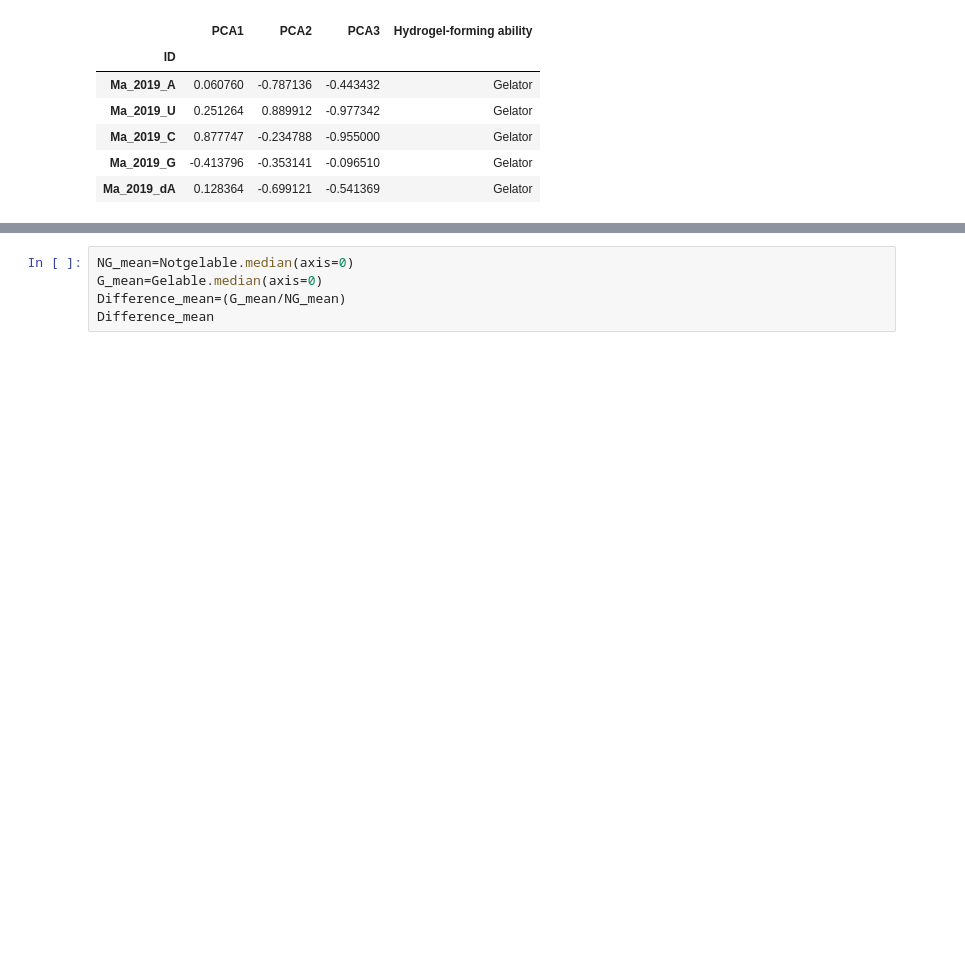
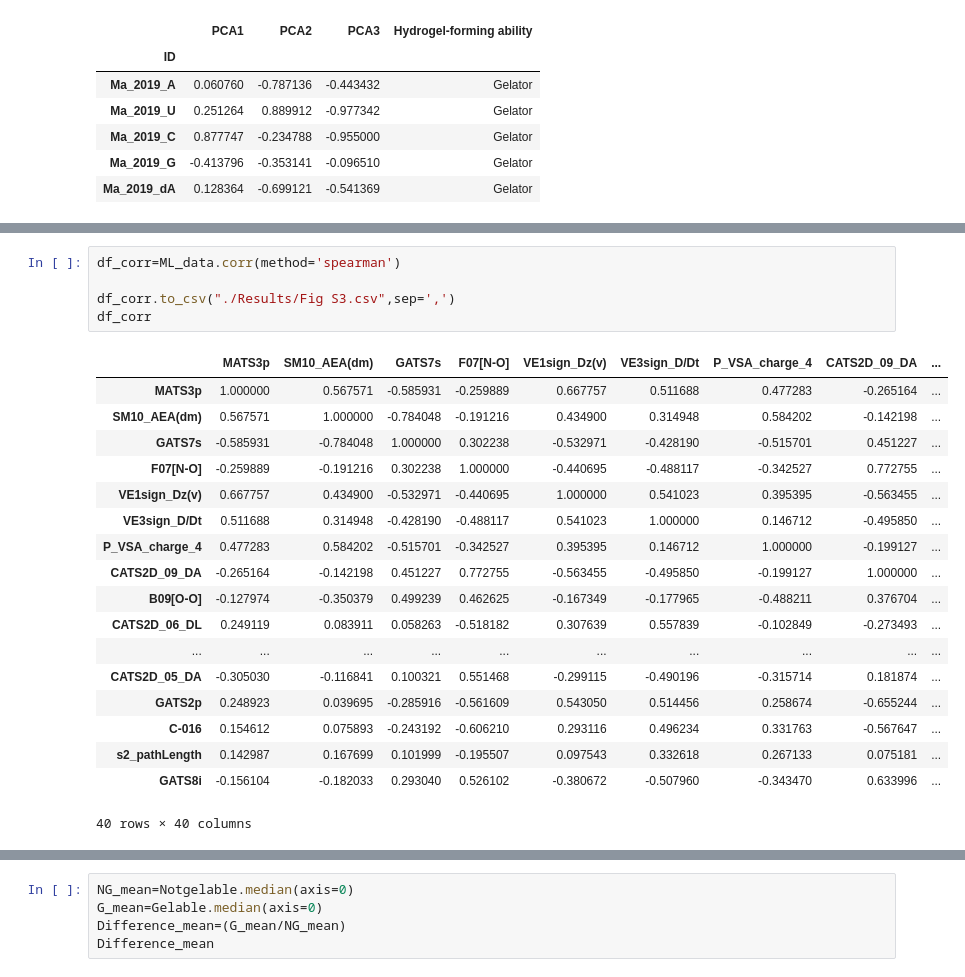
Before and after one commit to leescu/NHGPM, a Jupyter notebook: python/Figure 1.ipynb, the cells around one changed output, grey strips where cells are left out. Drawn from its saved outputs; the diff is of its cells as text; blank space fills up the shorter version.

```diff
--- a/python/Figure 1.ipynb
+++ b/python/Figure 1.ipynb
@@ -257,5 +270,29 @@ plt.savefig('./original figure/Figure S2.svg', dpi=300,format="svg")
 # %% [output]
 [figure]
+# %%
+df_corr=ML_data.corr(method='spearman')
+
+df_corr.to_csv("./Results/Fig S3.csv",sep=',')
+df_corr
+# %% [output]
+|  | MATS3p | SM10_AEA(dm) | GATS7s | F07[N-O] | VE1sign_Dz(v) | VE3sign_D/Dt | P_VSA_charge_4 | CATS2D_09_DA | ... |
+| MATS3p | 1.000000 | 0.567571 | -0.585931 | -0.259889 | 0.667757 | 0.511688 | 0.477283 | -0.265164 | ... |
+| SM10_AEA(dm) | 0.567571 | 1.000000 | -0.784048 | -0.191216 | 0.434900 | 0.314948 | 0.584202 | -0.142198 | ... |
+| GATS7s | -0.585931 | -0.784048 | 1.000000 | 0.302238 | -0.532971 | -0.428190 | -0.515701 | 0.451227 | ... |
+| F07[N-O] | -0.259889 | -0.191216 | 0.302238 | 1.000000 | -0.440695 | -0.488117 | -0.342527 | 0.772755 | ... |
+| VE1sign_Dz(v) | 0.667757 | 0.434900 | -0.532971 | -0.440695 | 1.000000 | 0.541023 | 0.395395 | -0.563455 | ... |
+| VE3sign_D/Dt | 0.511688 | 0.314948 | -0.428190 | -0.488117 | 0.541023 | 1.000000 | 0.146712 | -0.495850 | ... |
+| P_VSA_charge_4 | 0.477283 | 0.584202 | -0.515701 | -0.342527 | 0.395395 | 0.146712 | 1.000000 | -0.199127 | ... |
+| CATS2D_09_DA | -0.265164 | -0.142198 | 0.451227 | 0.772755 | -0.563455 | -0.495850 | -0.199127 | 1.000000 | ... |
+| B09[O-O] | -0.127974 | -0.350379 | 0.499239 | 0.462625 | -0.167349 | -0.177965 | -0.488211 | 0.376704 | ... |
+| CATS2D_06_DL | 0.249119 | 0.083911 | 0.058263 | -0.518182 | 0.307639 | 0.557839 | -0.102849 | -0.273493 | ... |
+| ... | ... | ... | ... | ... | ... | ... | ... | ... | ... |
+| CATS2D_05_DA | -0.305030 | -0.116841 | 0.100321 | 0.551468 | -0.299115 | -0.490196 | -0.315714 | 0.181874 | ... |
+| GATS2p | 0.248923 | 0.039695 | -0.285916 | -0.561609 | 0.543050 | 0.514456 | 0.258674 | -0.655244 | ... |
+| C-016 | 0.154612 | 0.075893 | -0.243192 | -0.606210 | 0.293116 | 0.496234 | 0.331763 | -0.567647 | ... |
+| s2_pathLength | 0.142987 | 0.167699 | 0.101999 | -0.195507 | 0.097543 | 0.332618 | 0.267133 | 0.075181 | ... |
+| GATS8i | -0.156104 | -0.182033 | 0.293040 | 0.526102 | -0.380672 | -0.507960 | -0.343470 | 0.633996 | ... |
+40 rows × 40 columns
 # %%
 import seaborn as sns
 df_corr=ML_data.corr(method='spearman')
```
Also changed, not shown: parts of 17 cells of this notebook, 3 other files.
